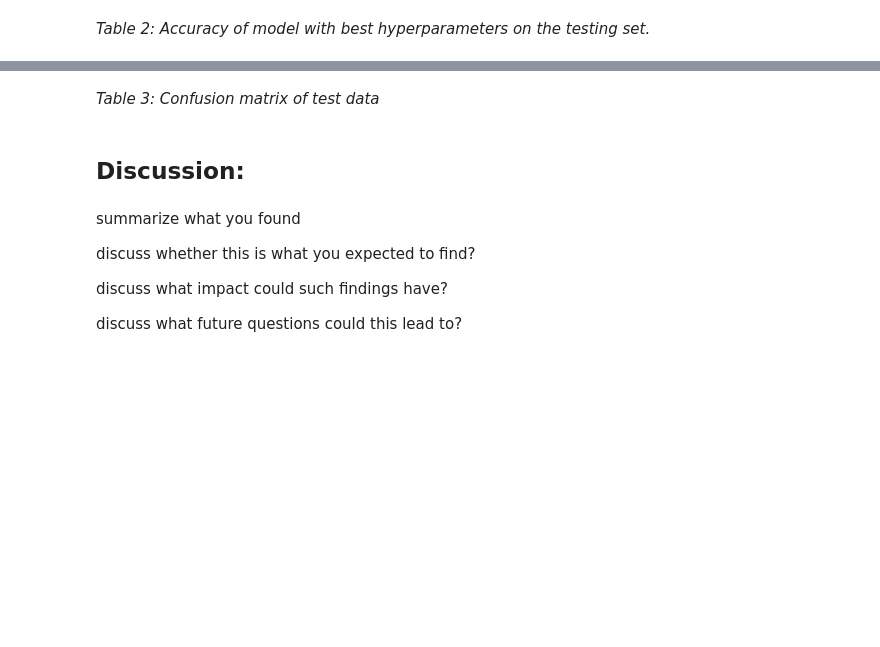
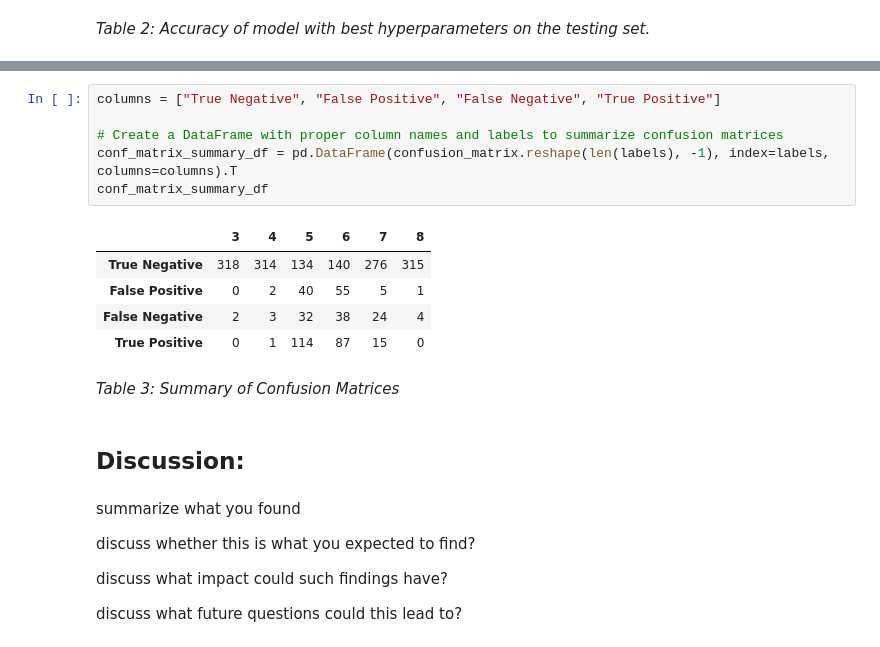
Before and after one commit to UBC-MDS/wine_quality_predictor_group1, a Jupyter notebook: notebooks/wine_predictor_analysis_report.ipynb, the cells around one changed output, grey strips where cells are left out. Drawn from its saved outputs; the diff is of its cells as text; blank space fills up the shorter version.

```diff
--- a/notebooks/wine_predictor_analysis_report.ipynb
+++ b/notebooks/wine_predictor_analysis_report.ipynb
@@ -253,5 +256,17 @@ conf_matrix_df
-# %% [markdown]
-_Table 3: Confusion matrix of test data_
+# %%
+columns = ["True Negative", "False Positive", "False Negative", "True Positive"]
+
+# Create a DataFrame with proper column names and labels to summarize confusion matrices
+conf_matrix_summary_df = pd.DataFrame(confusion_matrix.reshape(len(labels), -1), index=labels, columns=columns).T
+conf_matrix_summary_df
+# %% [output]
+|  | 3 | 4 | 5 | 6 | 7 | 8 |
+| True Negative | 318 | 314 | 134 | 140 | 276 | 315 |
+| False Positive | 0 | 2 | 40 | 55 | 5 | 1 |
+| False Negative | 2 | 3 | 32 | 38 | 24 | 4 |
+| True Positive | 0 | 1 | 114 | 87 | 15 | 0 |
+# %% [markdown]
+_Table 3: Summary of Confusion Matrices_
 # %% [markdown]
 ## Discussion:
 # %% [markdown]
```
Also changed, not shown: parts of 5 cells of this notebook.
